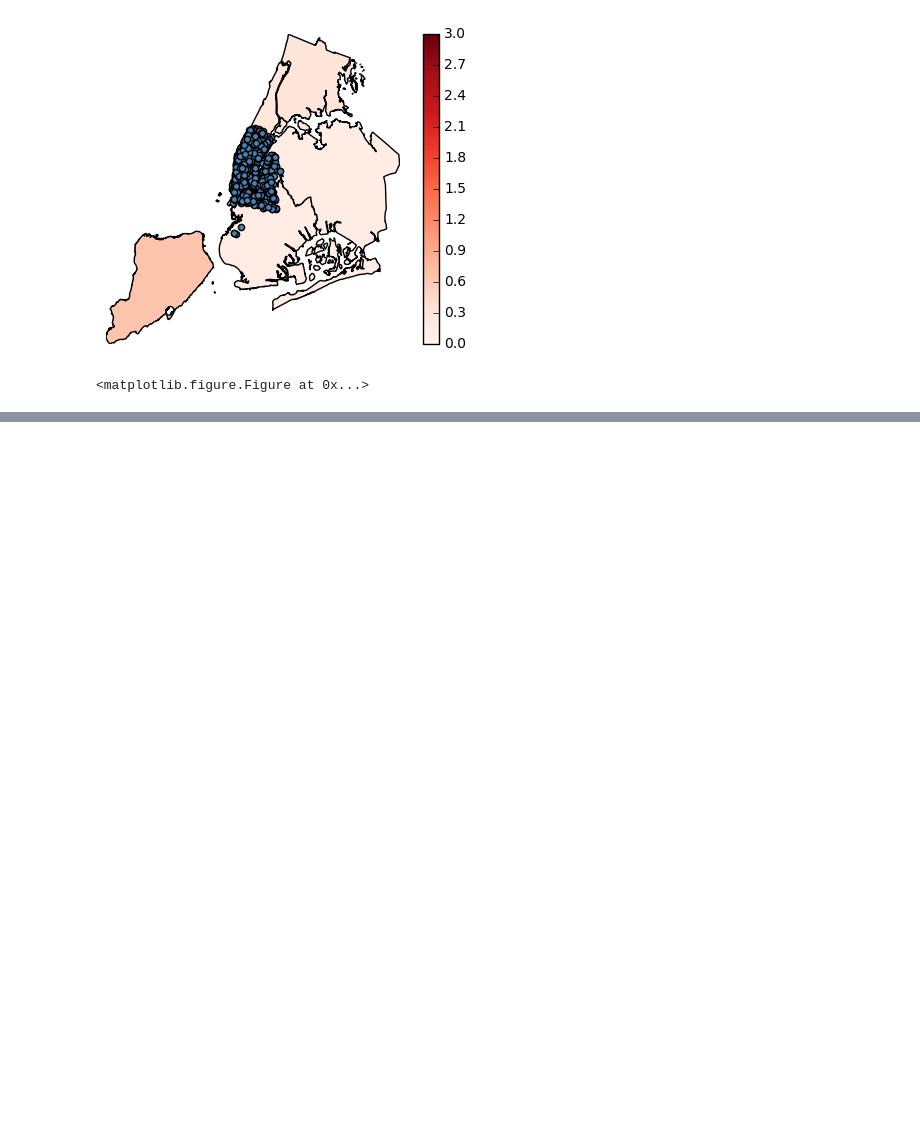
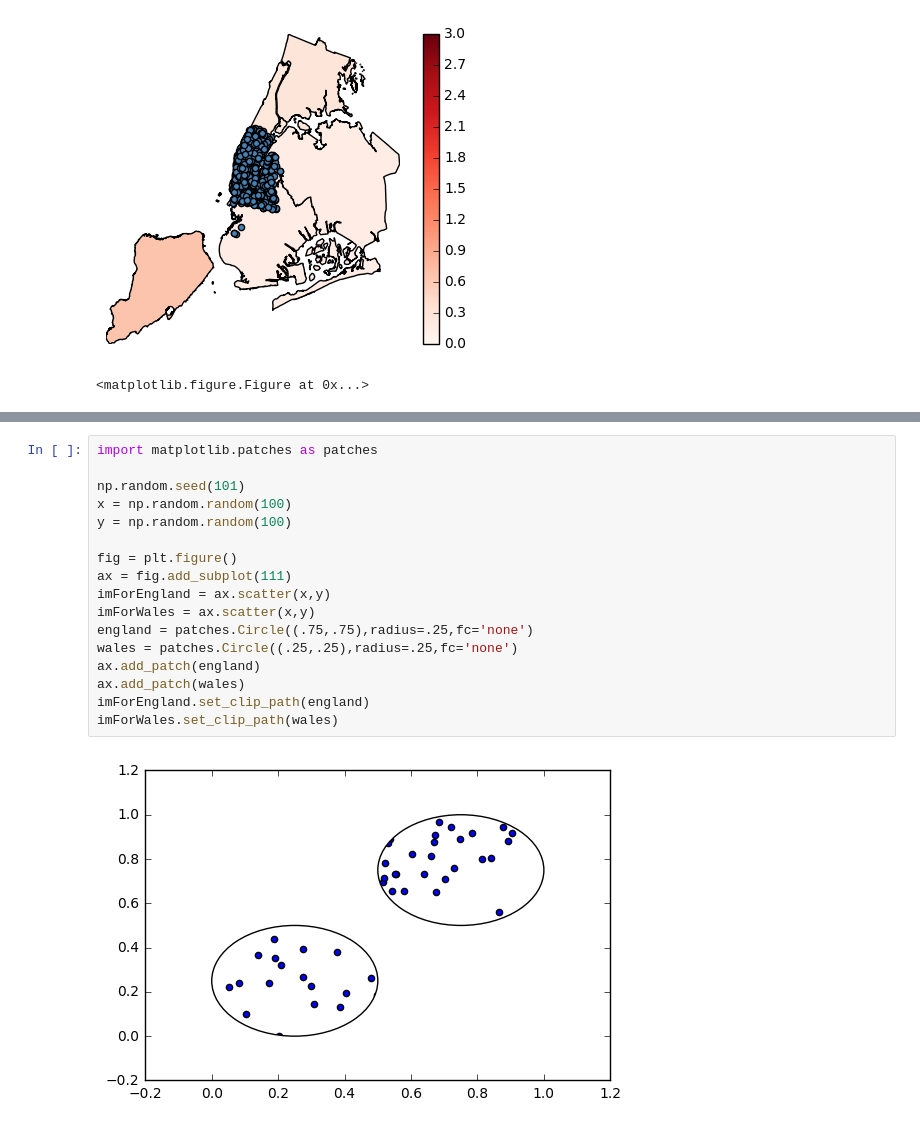
Before and after one commit to ResidentMario/geoplot, a Jupyter notebook: notebooks/dev-2.ipynb, the cells around one changed output, grey strips where cells are left out. Drawn from its saved outputs; the diff is of its cells as text; blank space fills up the shorter version.

```diff
--- a/notebooks/dev-2.ipynb
+++ b/notebooks/dev-2.ipynb
@@ -98 +92,20 @@ gplt.pointplot(gpd.GeoDataFrame(geometry=to_and_from['To']), projection=ccrs.Pla
 <matplotlib.figure.Figure at 0x...>
+# %%
+import matplotlib.patches as patches
+
+np.random.seed(101)
+x = np.random.random(100)
+y = np.random.random(100)
+
+fig = plt.figure()
+ax = fig.add_subplot(111)
+imForEngland = ax.scatter(x,y)
+imForWales = ax.scatter(x,y)
+england = patches.Circle((.75,.75),radius=.25,fc='none')
+wales = patches.Circle((.25,.25),radius=.25,fc='none')
+ax.add_patch(england)
+ax.add_patch(wales)
+imForEngland.set_clip_path(england)
+imForWales.set_clip_path(wales)
+# %% [output]
+[figure, added]
```
Also changed, not shown: parts of 5 cells of this notebook, 12 other files.
